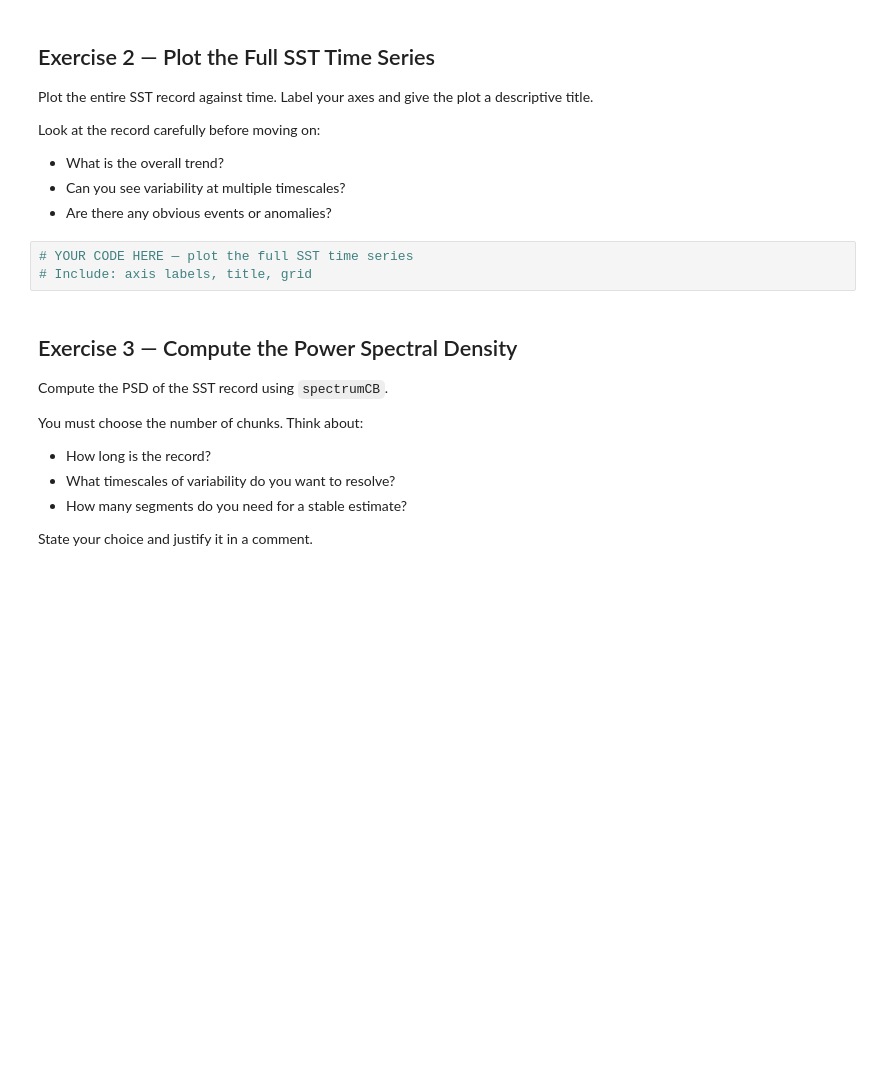
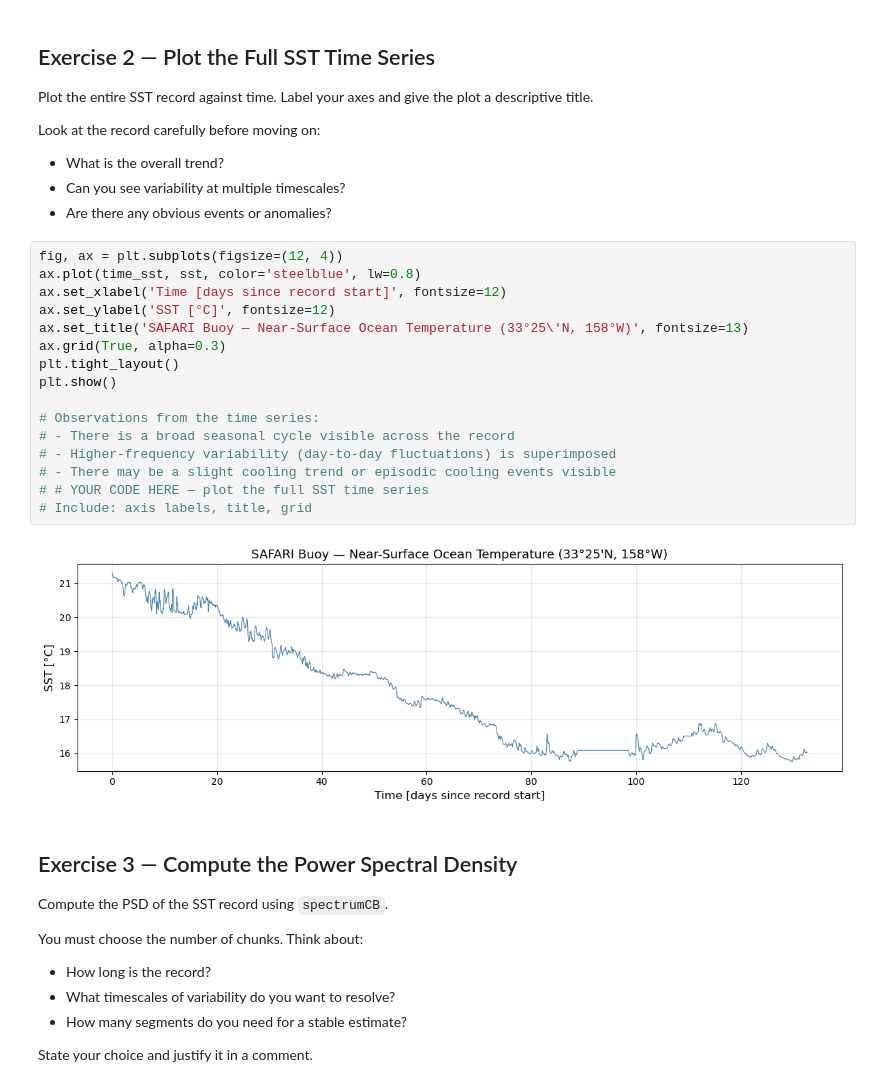
Before and after one commit to mae223-oceantech/time-series-analysis-elizabeth-quinlan-1, a Jupyter notebook: Tutorial_SAFARI_SST.ipynb, the cells around one changed output. Cells and saved outputs as stored; diff of their text form; blank space fills up the shorter version.

Commit message:
started

```diff
--- a/Tutorial_SAFARI_SST.ipynb
+++ b/Tutorial_SAFARI_SST.ipynb
@@ -126,8 +163,23 @@ Look at the record carefully before moving on:
 - Can you see variability at multiple timescales?
 - Are there any obvious events or anomalies?
 # %%
-# YOUR CODE HERE — plot the full SST time series
+fig, ax = plt.subplots(figsize=(12, 4))
+ax.plot(time_sst, sst, color='steelblue', lw=0.8)
+ax.set_xlabel('Time [days since record start]', fontsize=12)
+ax.set_ylabel('SST [°C]', fontsize=12)
+ax.set_title('SAFARI Buoy — Near-Surface Ocean Temperature (33°25\'N, 158°W)', fontsize=13)
+ax.grid(True, alpha=0.3)
+plt.tight_layout()
+plt.show()
+
+# Observations from the time series:
+# - There is a broad seasonal cycle visible across the record
+# - Higher-frequency variability (day-to-day fluctuations) is superimposed
+# - There may be a slight cooling trend or episodic cooling events visible
+# # YOUR CODE HERE — plot the full SST time series
 # Include: axis labels, title, grid
+# %% [output]
+[figure, added]
 # %% [markdown]
 ## Exercise 3 — Compute the Power Spectral Density
 
```
Also changed, not shown: parts of 4 cells of this notebook.
